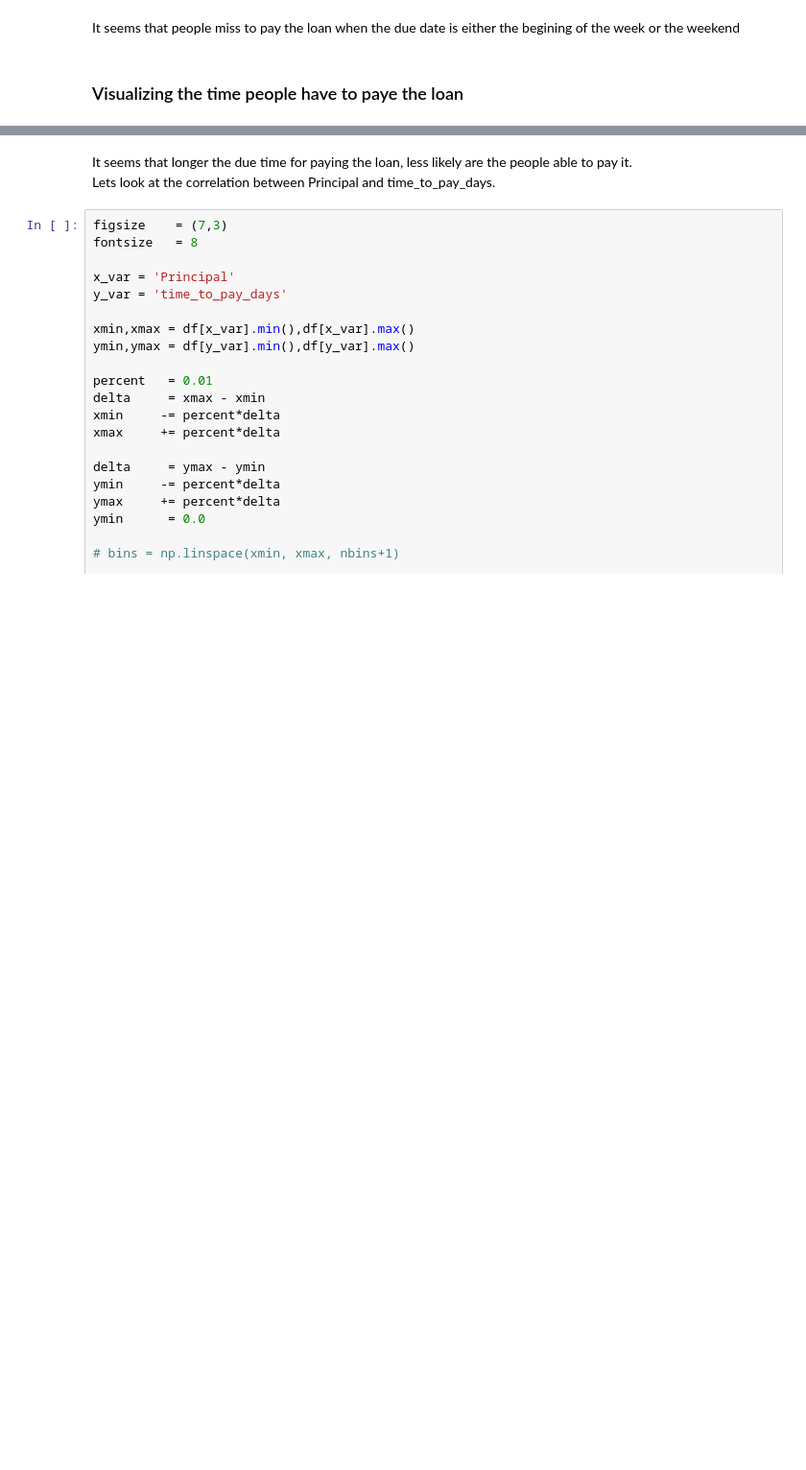
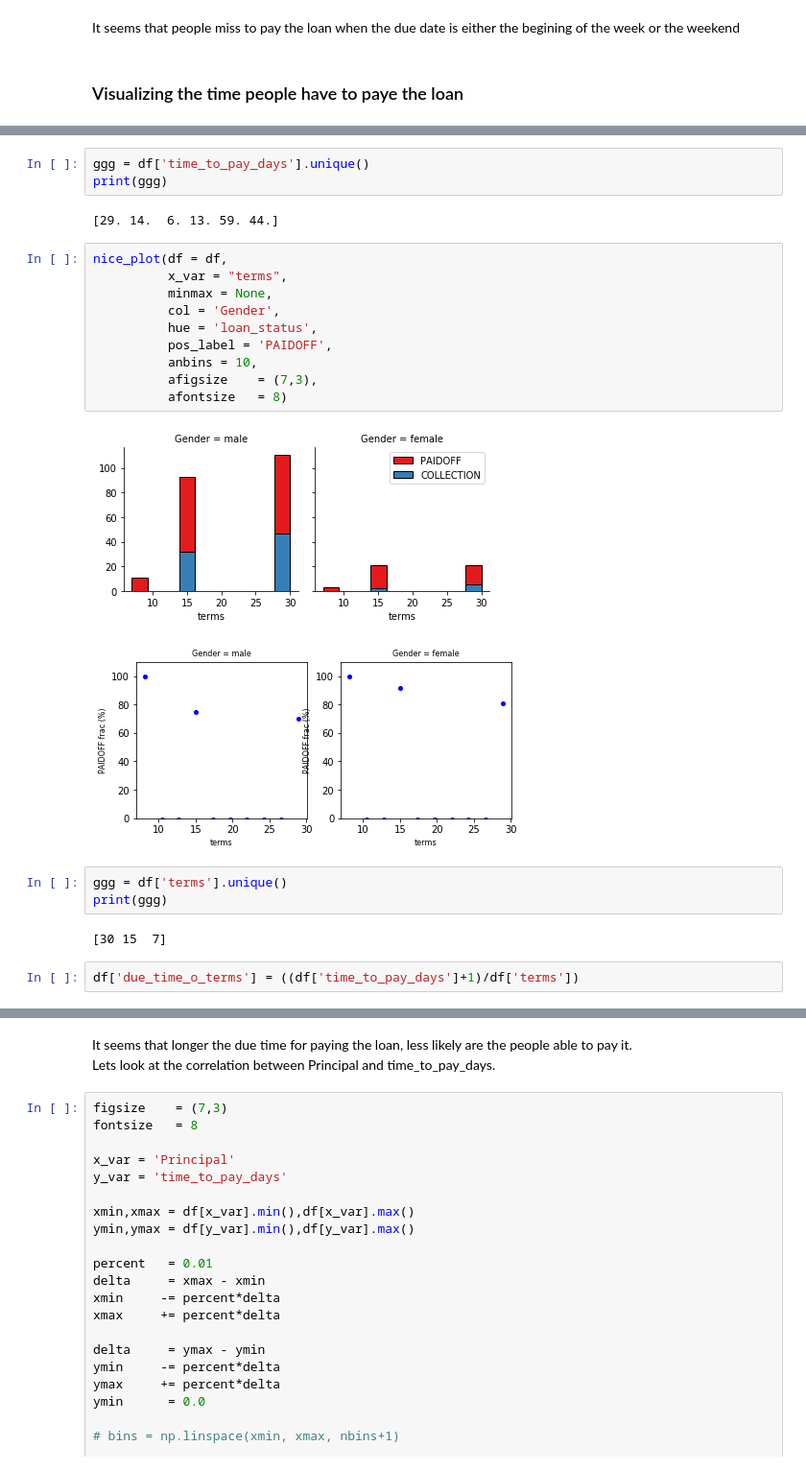
Before and after one commit to lualeperez/coursera-final-project-machine-learning-with-python, a Jupyter notebook: ML0101EN-Proj-Loan-py-v1.ipynb, the cells around one changed output, grey strips where cells are left out. Shown at 96% size. Saved outputs shown, nothing was run; the diff lists cells and outputs as text; blank space fills up the shorter version.

```diff
--- a/ML0101EN-Proj-Loan-py-v1.ipynb
+++ b/ML0101EN-Proj-Loan-py-v1.ipynb
@@ -239,0 +302,25 @@ nice_plot(df = df,
+# %%
+ggg = df['time_to_pay_days'].unique()
+print(ggg)
+# %% [output]
+[29. 14.  6. 13. 59. 44.]
+# %%
+nice_plot(df = df,
+          x_var = "terms",
+          minmax = None,
+          col = 'Gender',
+          hue = 'loan_status',
+          pos_label = 'PAIDOFF',
+          anbins = 10,
+          afigsize    = (7,3),
+          afontsize   = 8)
+# %% [output]
+[figure, added]
+[figure, added]
+# %%
+ggg = df['terms'].unique()
+print(ggg)
+# %% [output]
+[30 15  7]
+# %%
+df['due_time_o_terms'] = ((df['time_to_pay_days']+1)/df['terms'])
```
Also changed, not shown: parts of 41 cells of this notebook.
